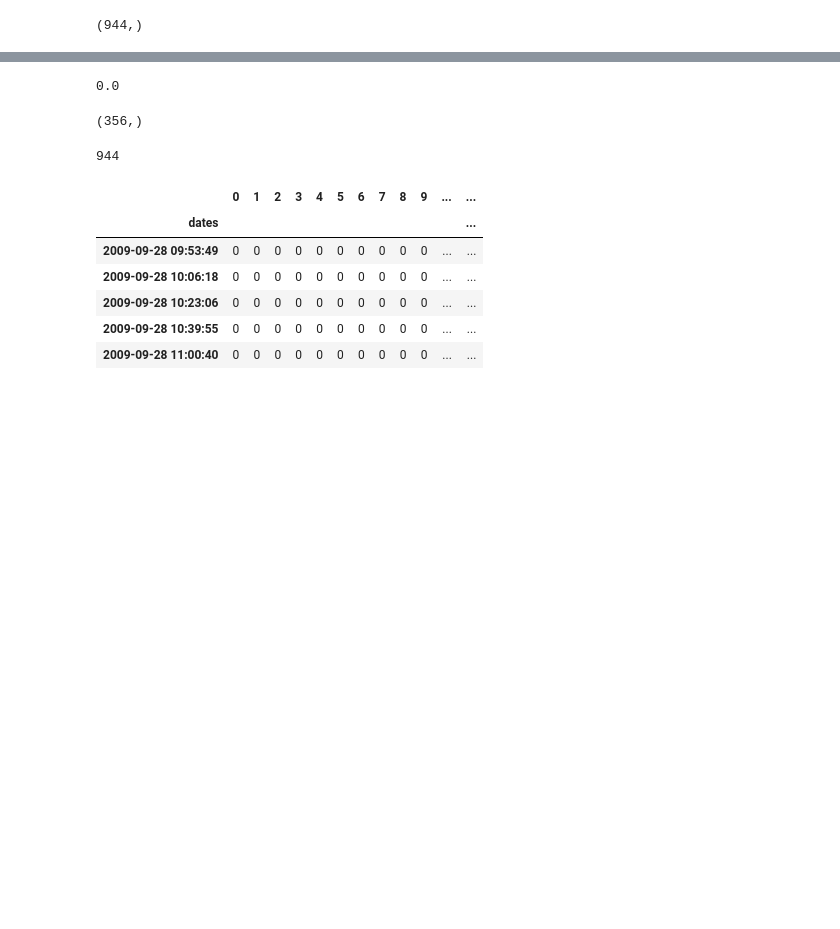
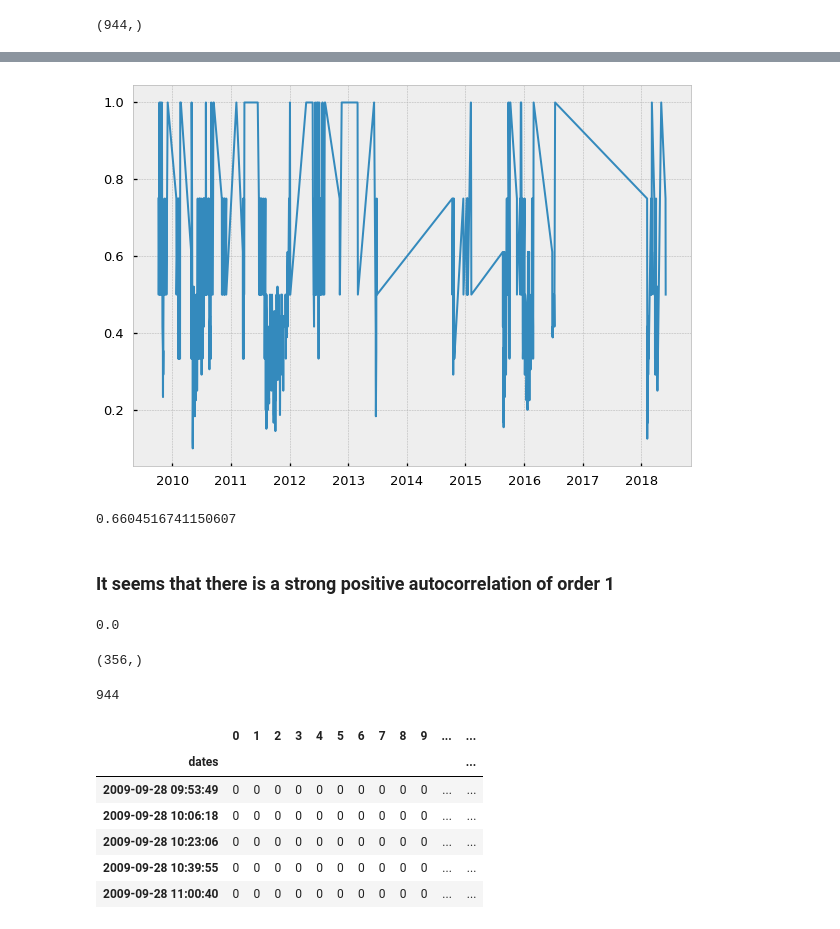
Before and after one commit to Dynami/Adv_Fin_ML_Exercises, a Jupyter notebook: notebooks/SampleWeights.ipynb, the cells around one changed output, grey strips where cells are left out. Cells and saved outputs as stored; diff of their text form; code cells hidden in the pictures; blank space fills up the shorter version.

```diff
--- a/notebooks/SampleWeights.ipynb
+++ b/notebooks/SampleWeights.ipynb
@@ -627,4 +642,19 @@ numCoEvents.shape
 (944,)
+# %%
+plt.plot(numCoEvents)
+plt.show()
+# %% [output]
+[figure, added]
+# %%
+def acf(x, length=20):
+    return np.array([1]+[np.corrcoef(x[:-i], x[i:])[0,1] for i in range(1, length)])
+
+#np.corrcoef(numCoEvents.values[:-1], numCoEvents.values[1:])
+acf(numCoEvents.values, length=2)[1]
+# %% [output]
+0.6604516741150607
+# %% [markdown]
+### It seems that there is a strong positive autocorrelation of order 1
 # %%
 # check whether results of two computations are the same
 print(np.sum(numCoEvents_-numCoEvents))
```
Also changed, not shown: parts of 7 cells of this notebook, 1 other file.
